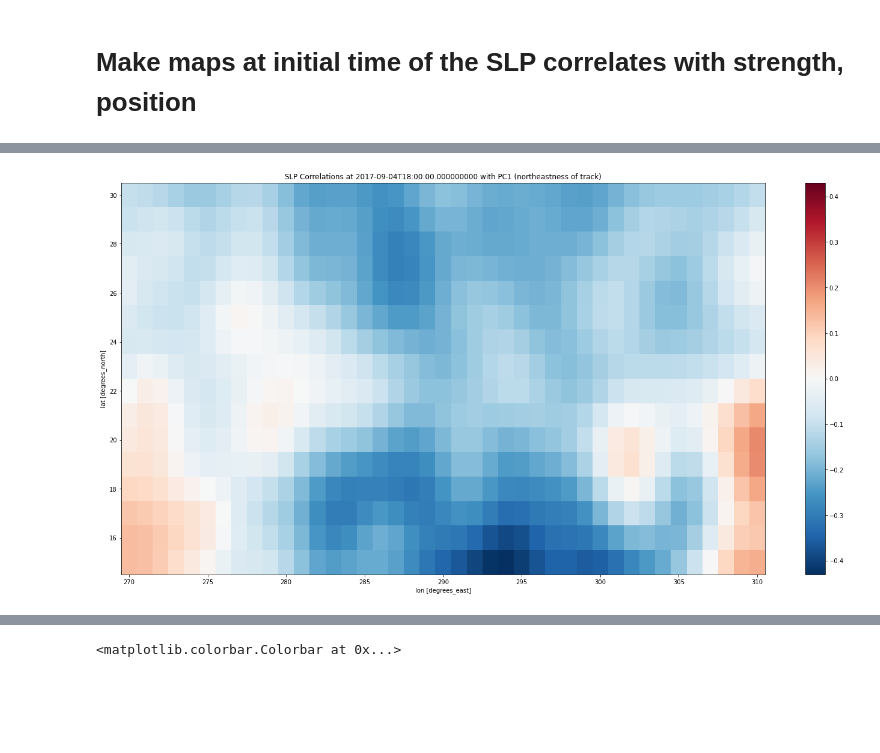
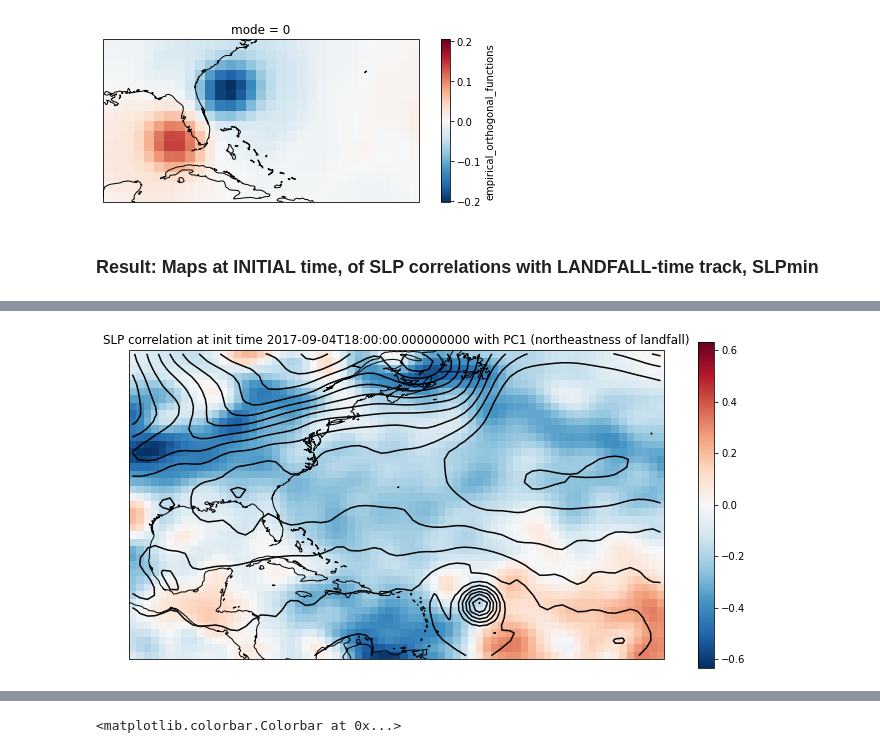
Before and after one commit to MPOcanes/MPO624_2022, a Jupyter notebook: Notebooks/Irma_Ensembles.ipynb, the cells around one changed output, grey strips where cells are left out. Saved outputs shown, nothing was run; the diff lists cells and outputs as text; code cells hidden in the pictures; blank space fills up the shorter version.

```diff
--- a/Notebooks/Irma_Ensembles.ipynb
+++ b/Notebooks/Irma_Ensembles.ipynb
@@ -17,4 +21,4 @@ URLens = 'https://weather.rsmas.miami.edu/repository/opendap/synth%3A88c07b73-cf
 ds = xr.open_dataset(URLens)
 # Derived (mean and stdev and stuff)
 URLder = 'https://weather.rsmas.miami.edu/repository/opendap/synth%3A88c07b73-cf8d-4426-9254-16c8e75c2811%3AL0dFRlNfR2xvYmFsXzFwMGRlZ19FbnNlbWJsZV9kZXJpdmVkXzIwMTcwOTA0XzE4MDAuZ3JpYjI%3D/entry.das'
-dsder = xr.open_dataset(URLder)
+ds_der = xr.open_dataset(URLder)
@@ -47 +27,6 @@ landfall = roi.sel(time2='2017-09-10 00:00:00')
 ## to correlate with earlier-in-time fields
+# %%
+# Region of interest: Near Florida, landfall time
+
+roi = ds.sel(lon=slice(360-90,360-60), lat=slice(35,20))
+landfall = roi.sel(time2='2017-09-11 00:00:00')
@@ -179,8 +75,40 @@ numpy.datetime64('2017-09-04T18:00:00.000000000')
+# %%
+# Put the EOF on a proper map
+projection = ccrs.PlateCarree()
+f, ax = plt.subplots(subplot_kw=dict(projection=projection), figsize=[8,3])
+eof.plot(ax=ax);
+ax.coastlines();
+# %% [output]
+[figure, added]
+# %%
+# Correlation of SLP AT ALL TIMES IN BIG REGION with LANDFALL TIME outcome measures.
+
+bigroi = ds.sel(lon=slice(360-100,360-30), lat=slice(50,10))
+
+# TRACK:
+# use the measure of NE-SW displacement: EOF1 Mode amplitude. Rename "time" to "ens" (Eofs package demanded it)
+pccor = xr.corr(pc[:,0], bigroi['Pressure_reduced_to_MSL_msl_ens'], dim="ens")
+
+# STRENGTH:
+# use with strength measure: SLPmins. Have to make it a xarray DataArray with dimesnion called "ens"
+xSLPmins = xr.DataArray(SLPmins, dims="ens")
+SLPcor =xr.corr(xSLPmins, bigroi['Pressure_reduced_to_MSL_msl_ens'], dim="ens")
 # %% [markdown]
-# Make maps at initial time of the SLP correlates with strength, position
+<a id='results'></a>
+### Result: Maps at INITIAL time, of SLP correlations with LANDFALL-time track, SLPmin
 # %%
-pccor[0].plot(size=12,aspect=2)
-plt.title('SLP Correlations at '+str(pccor.time2[0].values)+' with PC1 (northeastness of track)')
+# Necessary for a map
+projection = ccrs.PlateCarree()
+f, ax = plt.subplots(subplot_kw=dict(projection=projection), figsize=[12,6])
 
-# Overplot ensemble mean SLP so we can see what variations mean in terms of its features
+# Show PCcor field
+pccor[0].plot(ax=ax)
+
+# Overplot ensemble mean SLP so we can interpret correlations
+MSLP = ds_der.Pressure_reduced_to_MSL_msl_unweightedMean.sel(lon=slice(360-100,360-30), lat=slice(50,10))
+MSLP[0].plot.contour(colors='k',vmin=95000,vmax=102000,levels=30)
+ax.coastlines();
+
+ax.set_title('SLP correlation at init time '+str(pccor.time2[0].values)+\
+             ' with PC1 (northeastness of landfall)');
 # %% [output]
@@ -188,2 +115,2 @@ Text(0.5, 1.0, 'SLP Correlations at 2017-09-04T18:00:00.000000000 with PC1 (nort
-[figure, old version]
+[figure, new version]
 # %%
```
Also changed, not shown: parts of 24 cells of this notebook.
